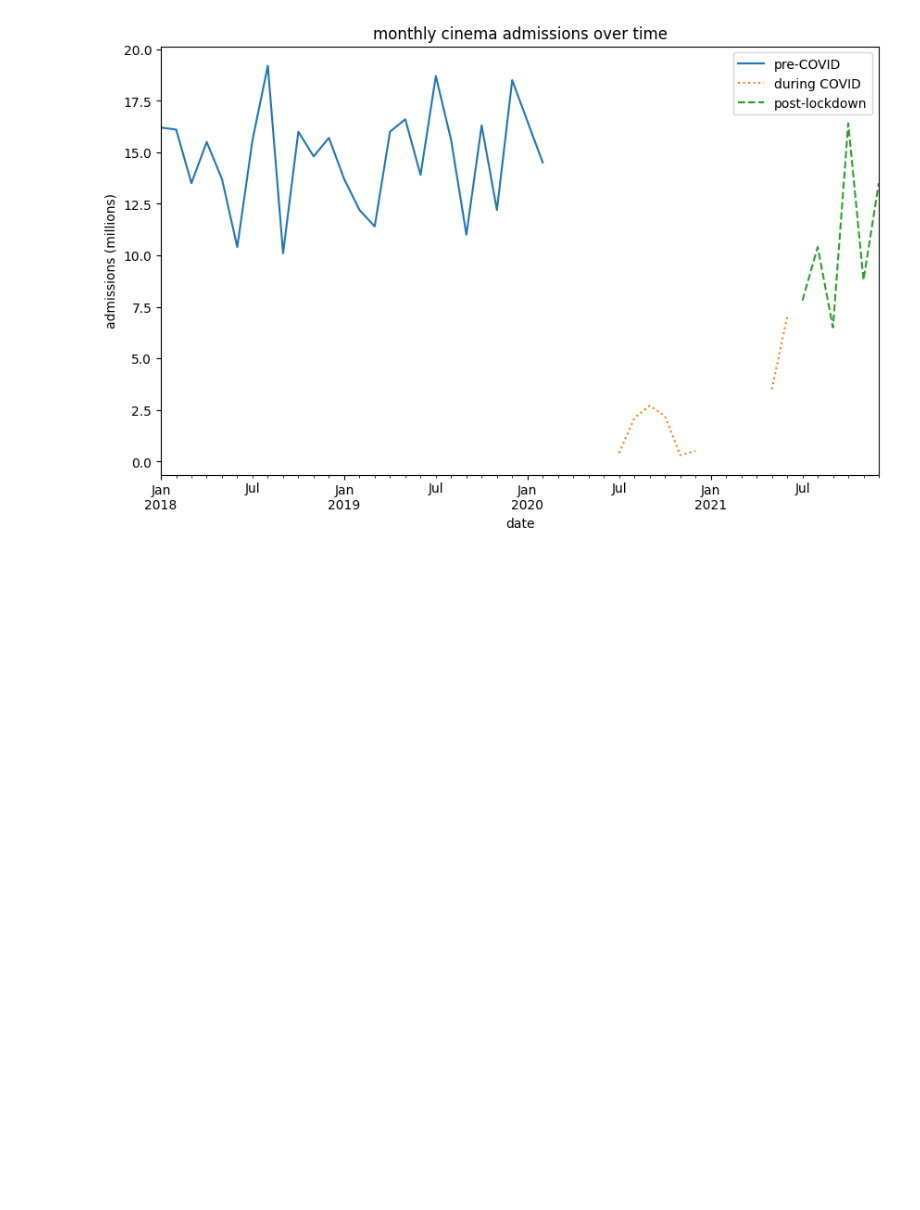
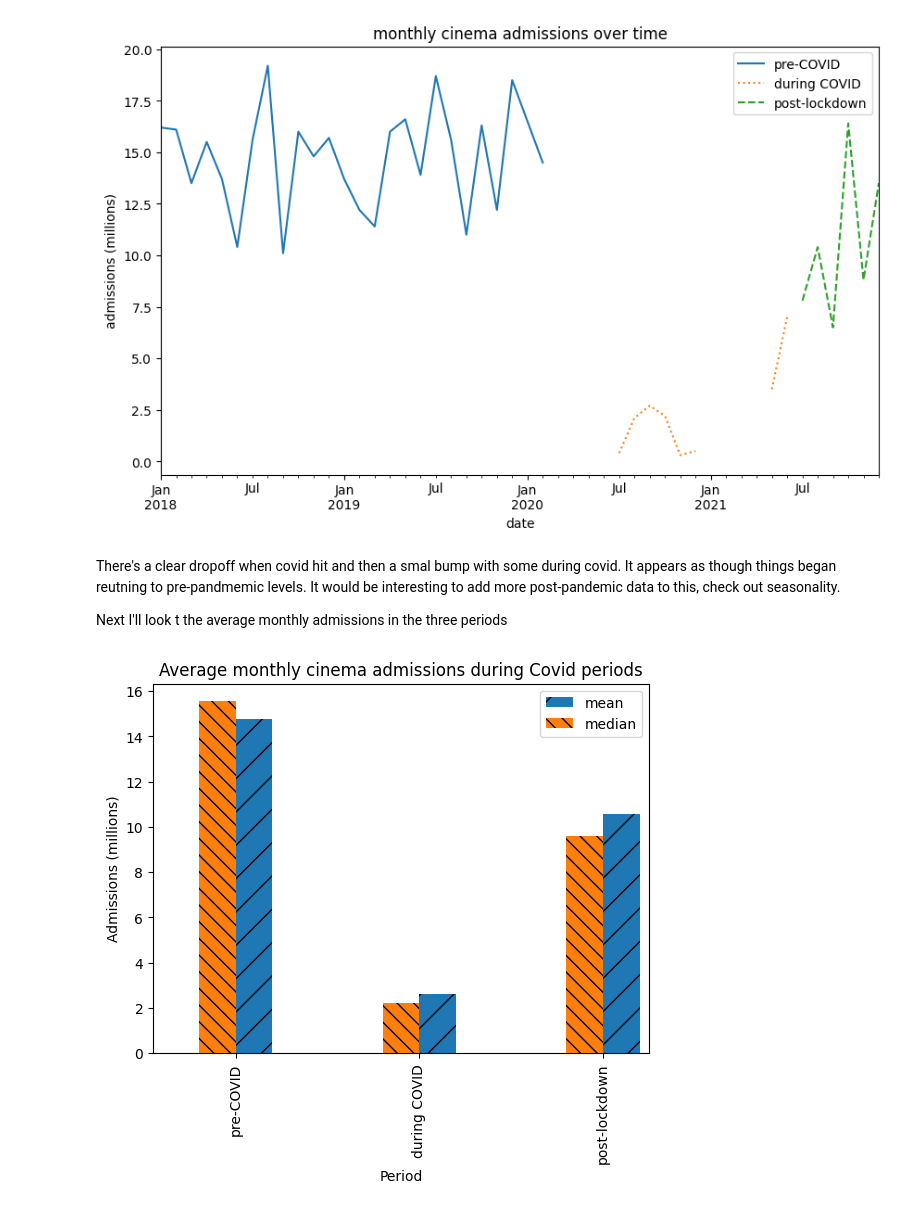
Before and after one commit to AJ-Horch/grounded_data_analyst, a Jupyter notebook: analsying_moive_data.ipynb, the cells around one changed output. Saved outputs shown, nothing was run; the diff lists cells and outputs as text; code cells hidden in the pictures; blank space fills up the shorter version.

```diff
--- a/analsying_moive_data.ipynb
+++ b/analsying_moive_data.ipynb
@@ -151,3 +152,36 @@ axis.legend()
 plt.show()
 # %% [output]
 [figure]
+# %% [markdown]
+There's a clear dropoff when covid hit and then a smal bump with some during covid. It appears as though things began reutning to pre-pandmemic levels. It would be interesting to add more post-pandemic data to this, check out seasonality.
+
+Next I'll look t the average monthly admissions in the three periods
+# %%
+fig, axis = plt.subplots()
+
+admissions_by_period = (
+    admissions
+    .groupby('covid_period')
+    ["Admissions (million)"]
+    .agg(['mean', 'median'])
+)
+
+# Create a barplot for each metric with differnt hatch patterns
+for i, metric in enumerate(admissions_by_period.columns):
+  hatch="/" if i == 0 else "\\\\" # different hatch patterns for different metrics
+  color = "C0" if i == 0 else "C1" # Different colors for different colors
+  admissions_by_period[metric].plot(kind='bar', ax=axis, position=i,
+                                    hatch=hatch, label=metric, width=0.2, color=color)
+
+axis.set(
+    title="Average monthly cinema admissions during Covid periods",
+    ylabel="Admissions (millions)",
+    xlabel="Period",
+    xticklabels = admissions_by_period.index
+)
+
+axis.legend()
+
+plt.show()
+# %% [output]
+[figure, added]
```
Also changed, not shown: parts of 18 cells of this notebook.
